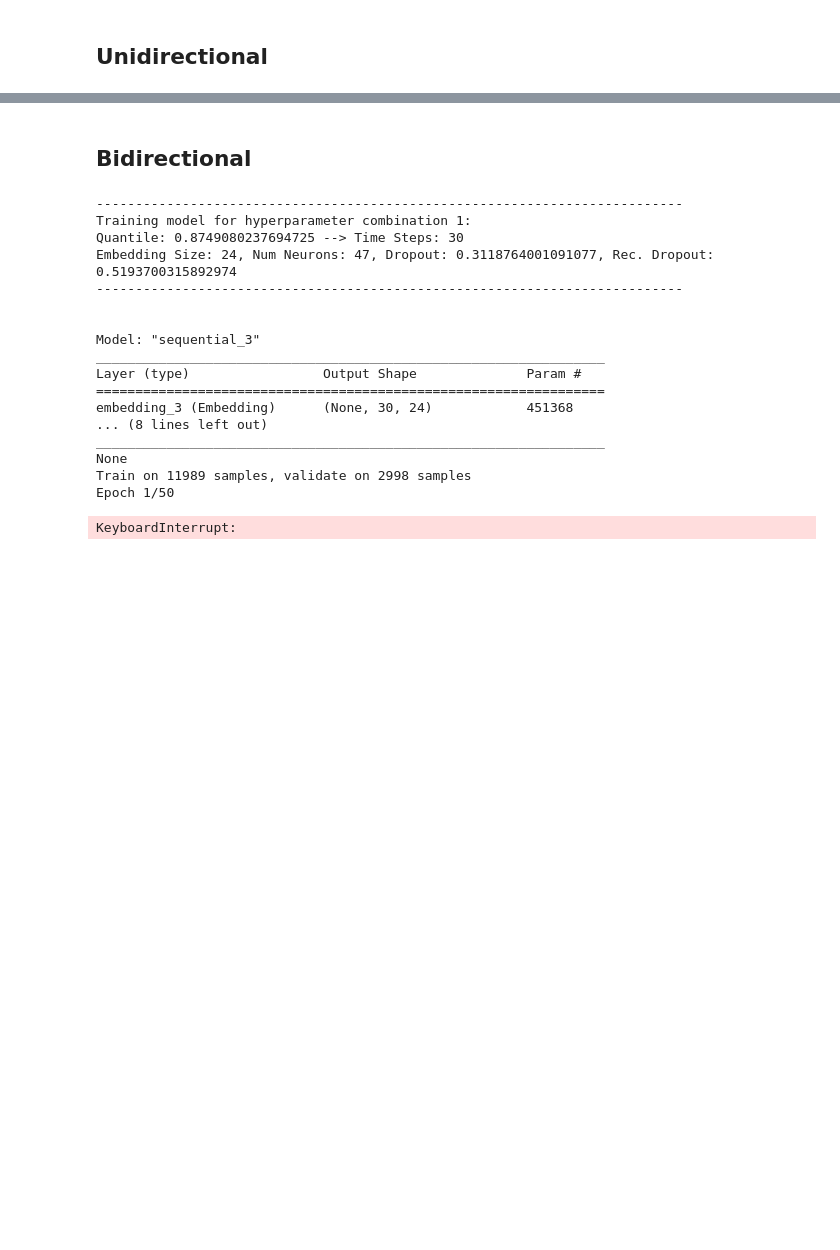
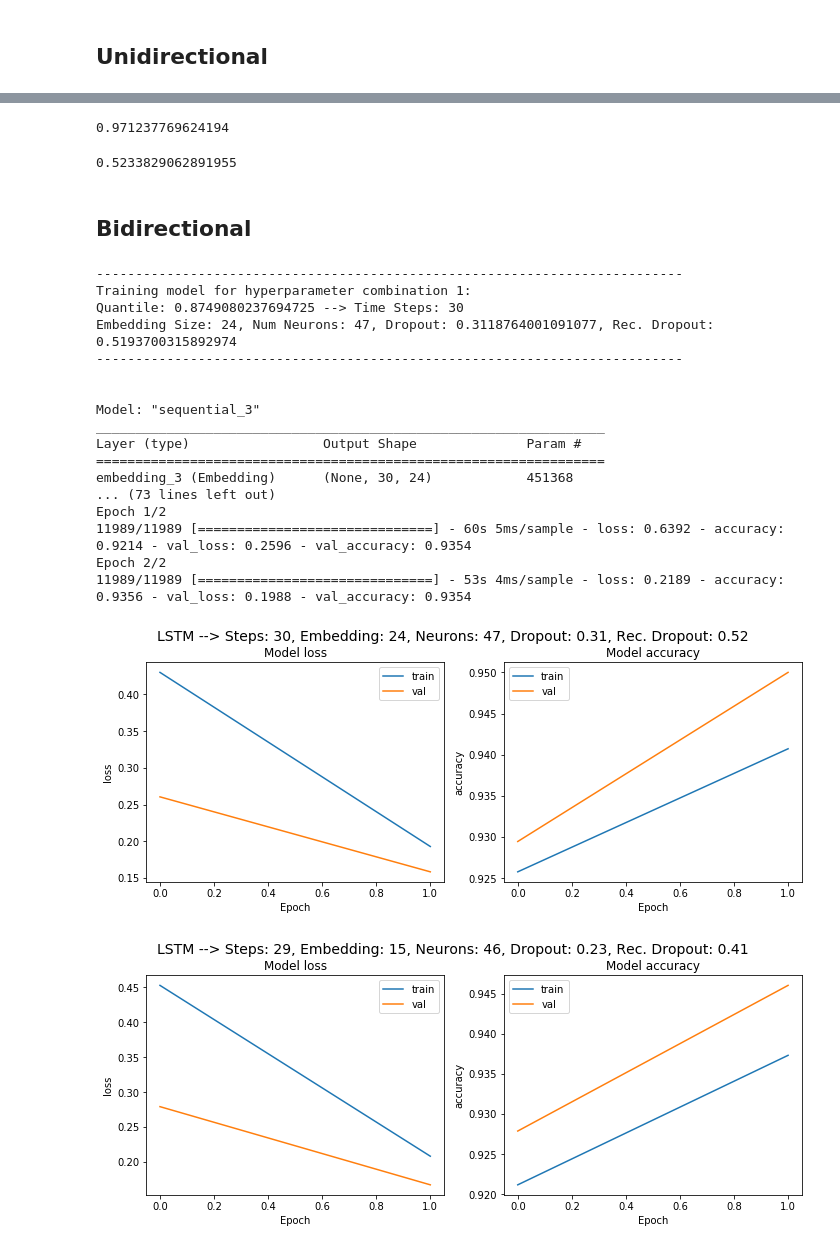
Before and after one commit to ngupta23/ds7337_nlp, a Jupyter notebook: Homework/NGupta_homework4.ipynb, the cells around one changed output, grey strips where cells are left out. Cells and saved outputs as stored; diff of their text form; code cells hidden in the pictures; blank space fills up the shorter version.

```diff
--- a/Homework/NGupta_homework4.ipynb
+++ b/Homework/NGupta_homework4.ipynb
@@ -756,3 +956,13 @@ lstm_results_uni
+# %%
+accuracy_with_O = ignore_acc(y_true_class=actual_uni, y_pred_class=predictions_uni, class_to_ignore=(len(label_index.keys())+1))
+accuracy_with_O
+# %% [output]
+0.971237769624194
+# %%
+accuracy_ignoring_O = ignore_acc(y_true_class=actual_uni, y_pred_class=predictions_uni, class_to_ignore=label_index['O'])
+accuracy_ignoring_O
+# %% [output]
+0.5233829062891955
 # %% [markdown]
 ## Bidirectional
 # %%
@@ -769,6 +979,11 @@ num_neurons = []
 dropouts = []
 recurrent_dropouts = []
 num_time_steps = []
+
+X_trains_encoded = []
+X_tests_encoded = []
+y_trains_encoded = []
+y_tests_encoded = []
 
 for hyper_index in np.arange(num_combinations):
 
@@ -802,37 +1017,43 @@ for hyper_index in np.arange(num_combinations):
   print("\n")
 
   # Build Model and Train
   model = create_lstm_model_multiple_outputs(vocabulary_size=vocabulary_size, embedding_size=embeding_size, num_labels=label_vocab_len, direction = direction, time_steps=time_steps, num_neuron=num_neuron, dropout=dropout, recurrent_dropout=recurrent_dropout)
   print(model.summary())
-  history = model.fit(X_train_encoded, y_train_encoded, validation_data=(X_test_encoded, y_test_encoded), epochs=50, batch_size=32, callbacks=[es]) #, checkpoint])  # checkpoint causes issues with Bidirectional LSTM
+  history = model.fit(X_train_encoded, y_train_encoded, validation_data=(X_test_encoded, y_test_encoded), epochs=EPOCHS, batch_size=BATCH_SIZE, callbacks=[es]) #, checkpoint])  # checkpoint causes issues with Bidirectional LSTM
   plot_metrics(history,
                metrics=['loss', 'accuracy'],
                title = f"LSTM --> Steps: {time_steps}, Embedding: {embeding_size}, Neurons: {num_neuron}, Dropout: {round(dropout,2)}, Rec. Dropout: {round(recurrent_dropout,2)}")
 
   # Housekeeping
   histories.append(history)
   models.append(model)
   embedding_sizes.append(embeding_size)
   num_neurons.append(num_neuron)
   dropouts.append(dropout)
   recurrent_dropouts.append(recurrent_dropout)
   num_time_steps.append(time_steps)
+
+  X_trains_encoded.append(X_train_encoded)
+  X_tests_encoded.append(X_test_encoded)
+  y_trains_encoded.append(y_train_encoded)
+  y_tests_encoded.append(y_test_encoded)
 # %% [output]
 ---------------------------------------------------------------------------
 Training model for hyperparameter combination 1:
 Quantile: 0.8749080237694725 --> Time Steps: 30
 Embedding Size: 24, Num Neurons: 47, Dropout: 0.3118764001091077, Rec. Dropout: 0.5193700315892974
 ---------------------------------------------------------------------------
 
 
 Model: "sequential_3"
 _________________________________________________________________
 Layer (type)                 Output Shape              Param #
 =================================================================
 embedding_3 (Embedding)      (None, 30, 24)            451368
-... (8 lines left out)
-_________________________________________________________________
-None
-Train on 11989 samples, validate on 2998 samples
-Epoch 1/50
+... (73 lines left out)
+Epoch 1/2
+11989/11989 [==============================] - 60s 5ms/sample - loss: 0.6392 - accuracy: 0.9214 - val_loss: 0.2596 - val_accuracy: 0.9354
+Epoch 2/2
+11989/11989 [==============================] - 53s 4ms/sample - loss: 0.2189 - accuracy: 0.9356 - val_loss: 0.1988 - val_accuracy: 0.9354
-KeyboardInterrupt:
+[figure, added]
+[figure, added]
```
Also changed, not shown: parts of 33 cells of this notebook.
